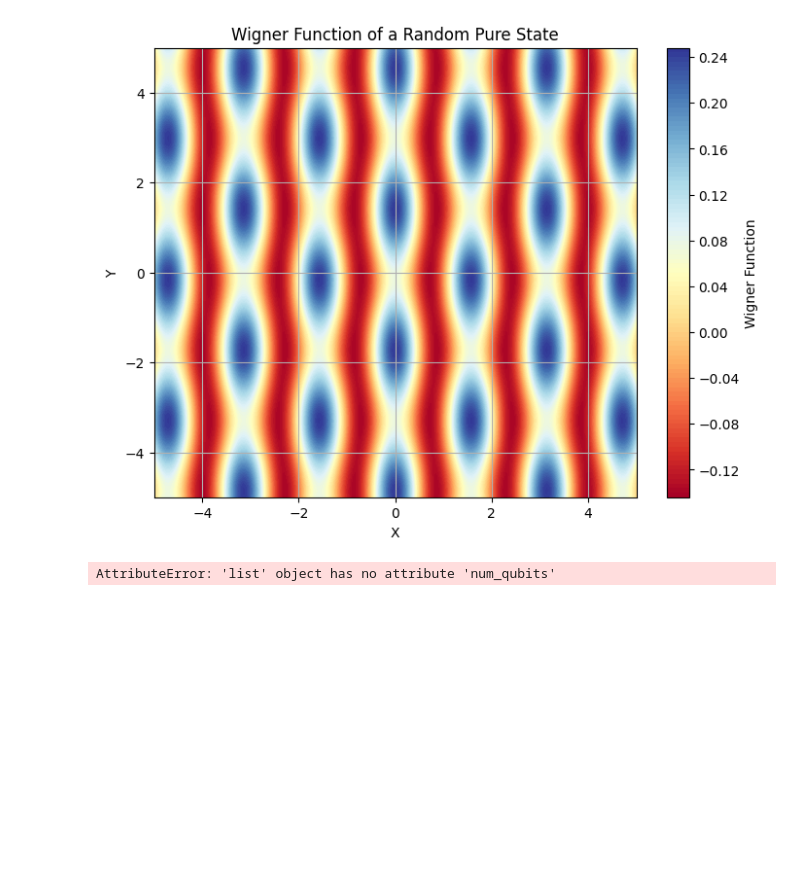
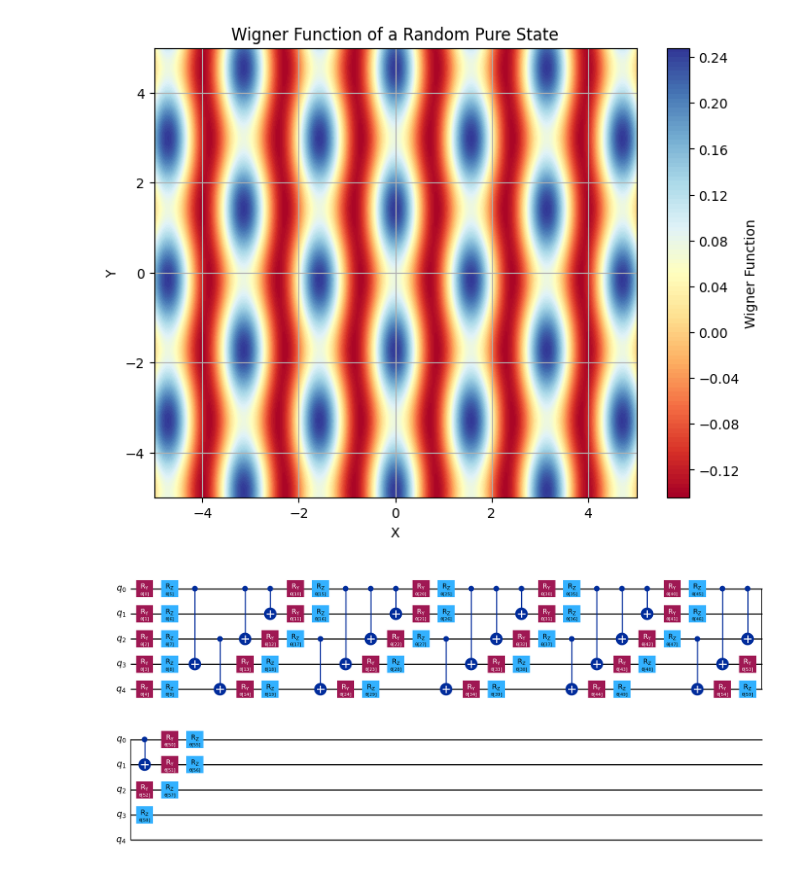
Before and after one commit to 0xSooki/qcbm, a Jupyter notebook: qcbm.ipynb, the cells around one changed output. Saved outputs shown, nothing was run; the diff lists cells and outputs as text; code cells hidden in the pictures; blank space fills up the shorter version.

```diff
--- a/qcbm.ipynb
+++ b/qcbm.ipynb
@@ -104,14 +104,14 @@ MMD Value between two sets of Wigner distributions: 0.6321
 # %%
 import qcbm.circuit as circ
 import numpy as np
 from qiskit import QuantumCircuit
 from qiskit.circuit.library import EfficientSU2
 
 arr = np.array([[0, 1, 0, 0, 0], [0, 1, 1, 0, 1], [1, 1, 1, 1, 1]])
 n=5
 
-qcbm = circ.get_entangled_pairs(arr)
-qc = Effi
-qc.draw(output='mpl')
+pairs = circ.get_entangled_pairs(arr)
+qcbm = EfficientSU2(n, entanglement=pairs, reps=5, flatten=True)
+qcbm.draw(output='mpl')
 # %% [output]
-AttributeError: 'list' object has no attribute 'num_qubits'
+[figure, added]
```
Also changed, not shown: parts of 10 cells of this notebook, 1 other file.
